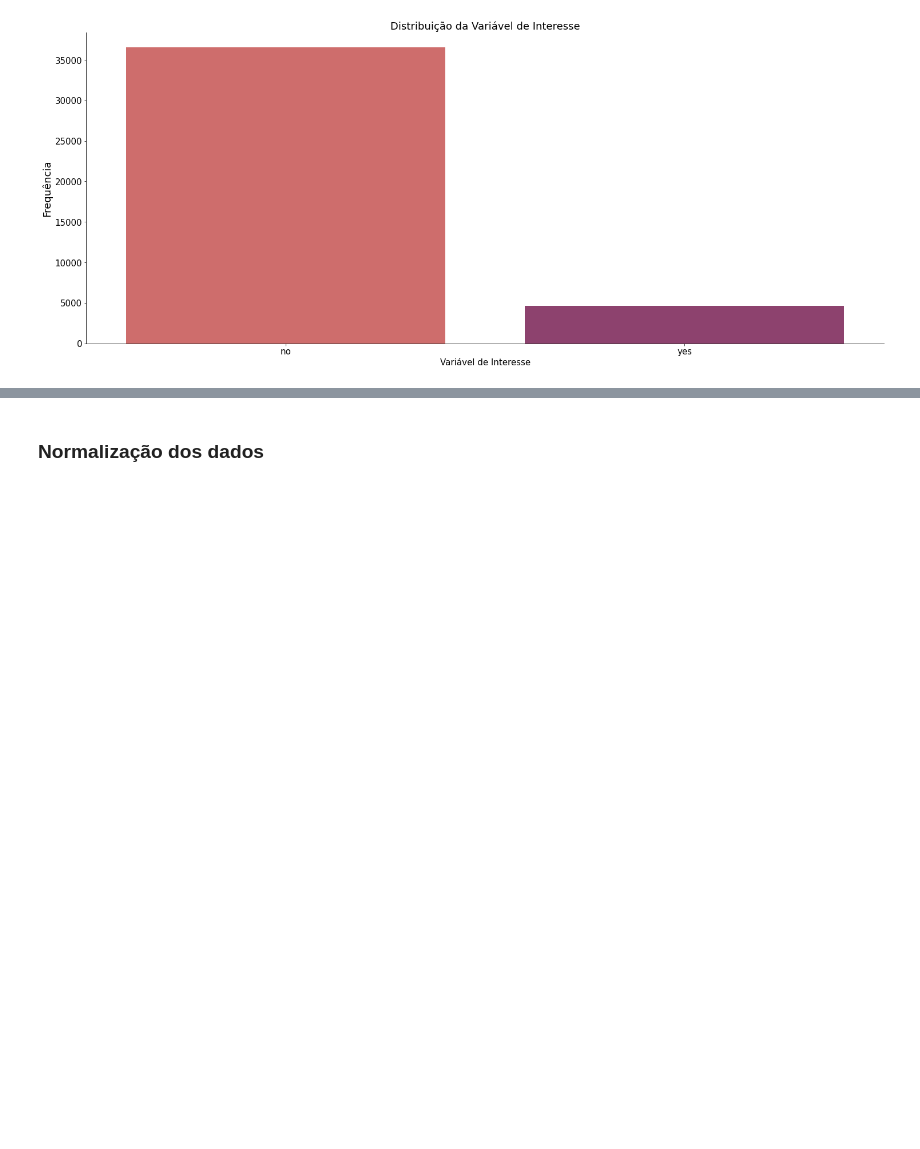
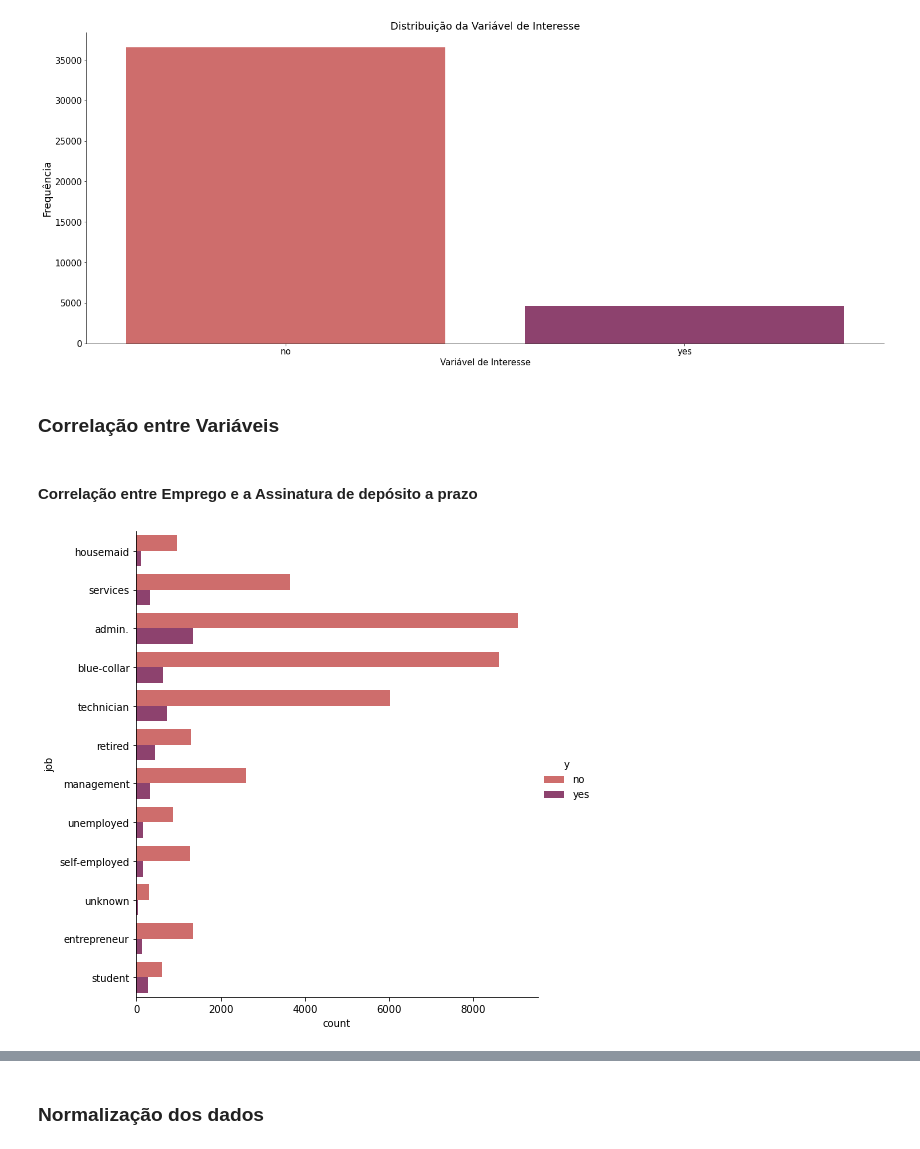
Before and after one commit to 13caroline/term-deposit-subscriptions, a Jupyter notebook: Data_Handling/Data_Analysis.ipynb, the cells around one changed output, grey strips where cells are left out. Saved outputs shown, nothing was run; the diff lists cells and outputs as text; code cells hidden in the pictures; blank space fills up the shorter version.

```diff
--- a/Data_Handling/Data_Analysis.ipynb
+++ b/Data_Handling/Data_Analysis.ipynb
@@ -613,3 +608,11 @@ no     36548
 yes     4640
 Name: y, dtype: int64
 [figure]
+# %% [markdown]
+### Correlação entre Variáveis
+# %% [markdown]
+#### Correlação entre Emprego e a Assinatura de depósito a prazo
+# %%
+sns.catplot(y="job", hue="y", data=data, kind="count", palette="flare", height=7);
+# %% [output]
+[figure, added]
```
Also changed, not shown: parts of 52 cells of this notebook.
